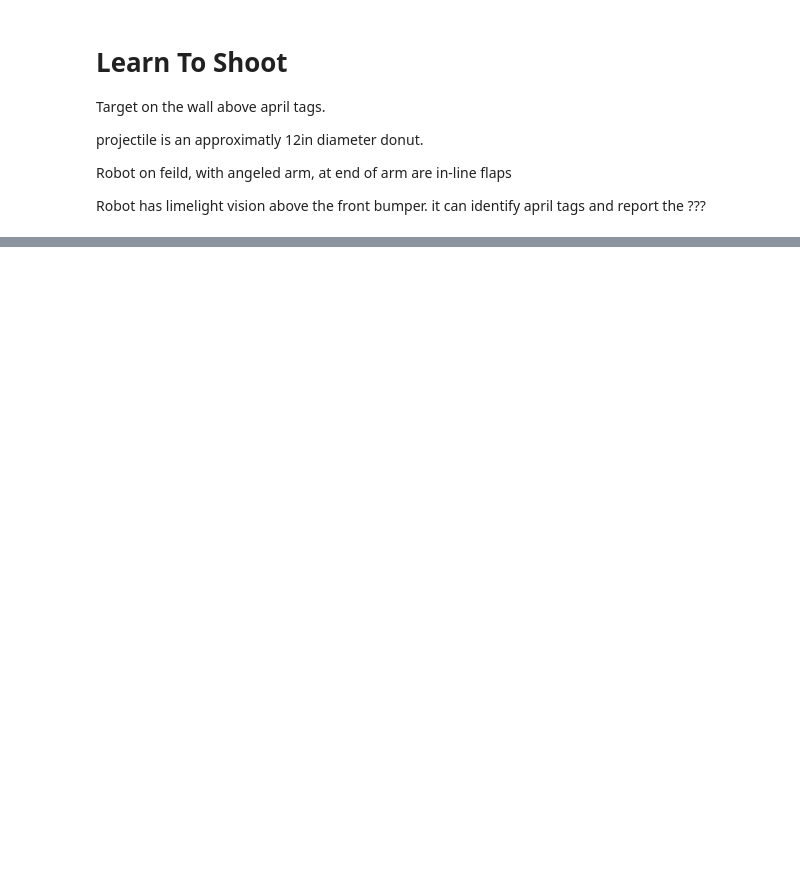
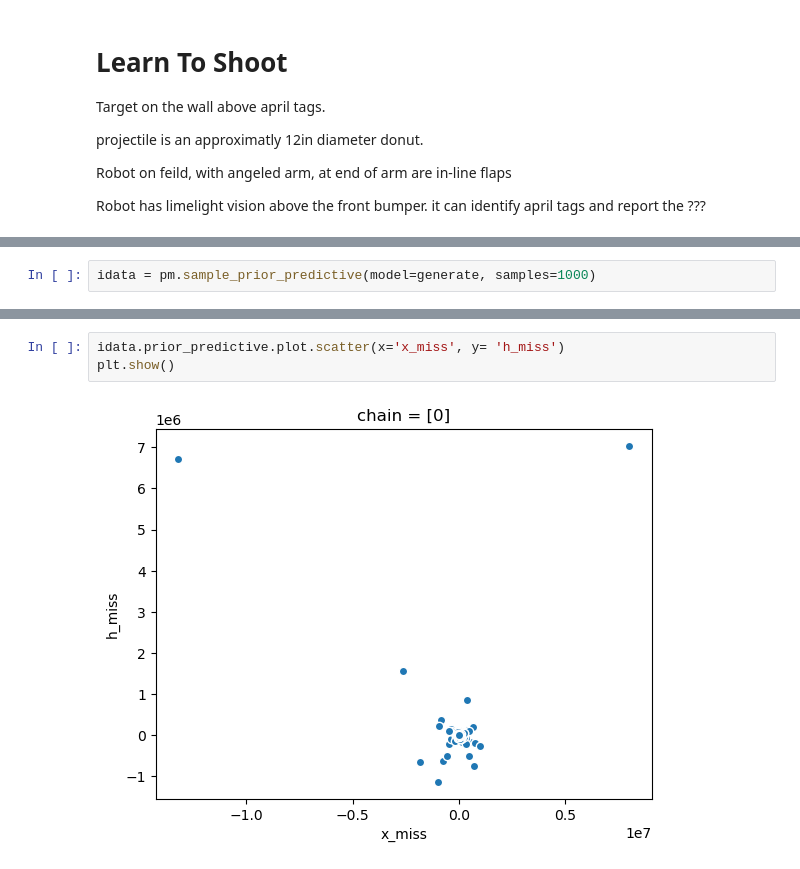
Before and after one commit to wmbelk/LearnToShoot, a Jupyter notebook: Cres_Shooter.ipynb, the cells around one changed output, grey strips where cells are left out. Drawn from its saved outputs; the diff is of its cells as text; blank space fills up the shorter version.

```diff
--- a/Cres_Shooter.ipynb
+++ b/Cres_Shooter.ipynb
@@ -61,0 +83,2 @@ NameError: name 'pm' is not defined
+# %%
+idata = pm.sample_prior_predictive(model=generate, samples=1000)
@@ -61,0 +95,5 @@ NameError: name 'pm' is not defined
+# %%
+idata.prior_predictive.plot.scatter(x='x_miss', y= 'h_miss')
+plt.show()
+# %% [output]
+[figure, added]
```
Also changed, not shown: parts of 7 cells of this notebook.
